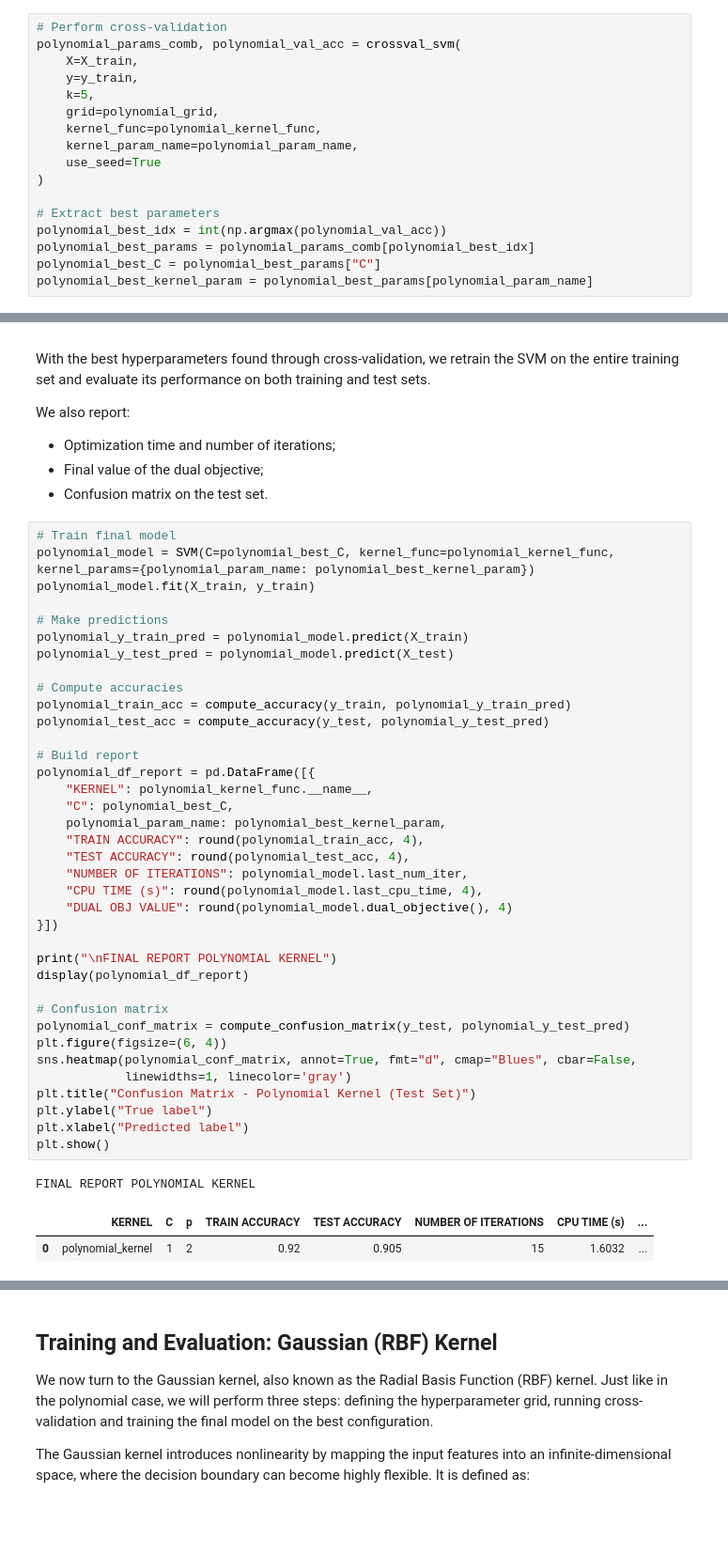
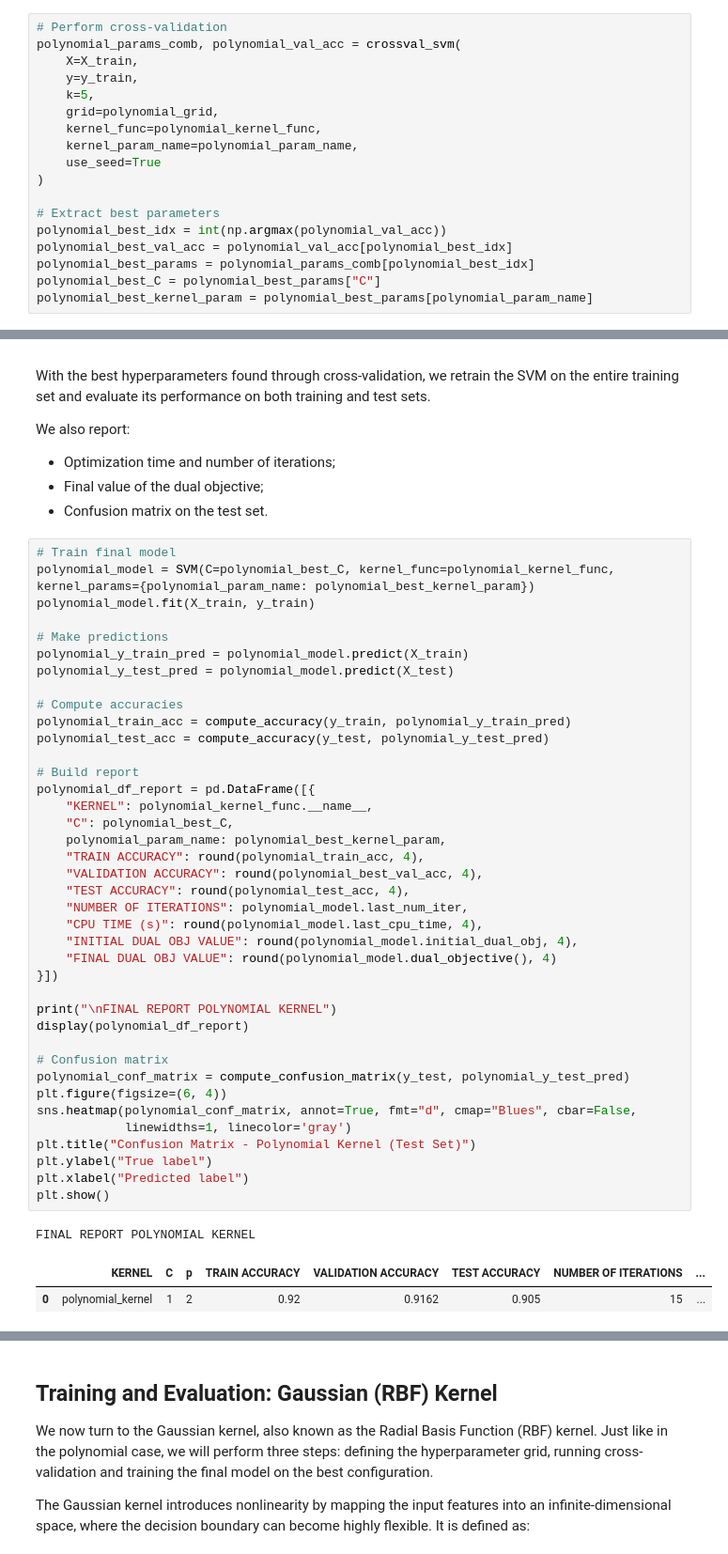
Before and after one commit to martalombardi/OMDS-Project, a Jupyter notebook: Question 2/run_22_Avino_Lombardi.ipynb, the cells around one changed output, grey strips where cells are left out. Shown at 94% size. Drawn from its saved outputs; the diff is of its cells as text; blank space fills up the shorter version.

```diff
--- a/Question 2/run_22_Avino_Lombardi.ipynb
+++ b/Question 2/run_22_Avino_Lombardi.ipynb
@@ -123,6 +123,7 @@ polynomial_params_comb, polynomial_val_acc = crossval_svm(
 
 # Extract best parameters
 polynomial_best_idx = int(np.argmax(polynomial_val_acc))
+polynomial_best_val_acc = polynomial_val_acc[polynomial_best_idx]
 polynomial_best_params = polynomial_params_comb[polynomial_best_idx]
 polynomial_best_C = polynomial_best_params["C"]
 polynomial_best_kernel_param = polynomial_best_params[polynomial_param_name]
@@ -145,36 +146,38 @@ polynomial_y_test_pred = polynomial_model.predict(X_test)
 
 # Compute accuracies
 polynomial_train_acc = compute_accuracy(y_train, polynomial_y_train_pred)
 polynomial_test_acc = compute_accuracy(y_test, polynomial_y_test_pred)
 
 # Build report
 polynomial_df_report = pd.DataFrame([{
     "KERNEL": polynomial_kernel_func.__name__,
     "C": polynomial_best_C,
     polynomial_param_name: polynomial_best_kernel_param,
     "TRAIN ACCURACY": round(polynomial_train_acc, 4),
+    "VALIDATION ACCURACY": round(polynomial_best_val_acc, 4),
     "TEST ACCURACY": round(polynomial_test_acc, 4),
     "NUMBER OF ITERATIONS": polynomial_model.last_num_iter,
     "CPU TIME (s)": round(polynomial_model.last_cpu_time, 4),
-    "DUAL OBJ VALUE": round(polynomial_model.dual_objective(), 4)
+    "INITIAL DUAL OBJ VALUE": round(polynomial_model.initial_dual_obj, 4),
+    "FINAL DUAL OBJ VALUE": round(polynomial_model.dual_objective(), 4)
 }])
 
 print("\nFINAL REPORT POLYNOMIAL KERNEL")
 display(polynomial_df_report)
 
 # Confusion matrix
 polynomial_conf_matrix = compute_confusion_matrix(y_test, polynomial_y_test_pred)
 plt.figure(figsize=(6, 4))
 sns.heatmap(polynomial_conf_matrix, annot=True, fmt="d", cmap="Blues", cbar=False,
             linewidths=1, linecolor='gray')
 plt.title("Confusion Matrix - Polynomial Kernel (Test Set)")
 plt.ylabel("True label")
 plt.xlabel("Predicted label")
 plt.show()
 # %% [output]
 FINAL REPORT POLYNOMIAL KERNEL
-|  | KERNEL | C | p | TRAIN ACCURACY | TEST ACCURACY | NUMBER OF ITERATIONS | CPU TIME (s) | ... |
-| 0 | polynomial_kernel | 1 | 2 | 0.92 | 0.905 | 15 | 1.6032 | ... |
+|  | KERNEL | C | p | TRAIN ACCURACY | VALIDATION ACCURACY | TEST ACCURACY | NUMBER OF ITERATIONS | ... |
+| 0 | polynomial_kernel | 1 | 2 | 0.92 | 0.9162 | 0.905 | 15 | ... |
 [figure]
 # %% [markdown]
 ## Training and Evaluation: Gaussian (RBF) Kernel
```
Also changed, not shown: parts of 2 cells of this notebook, 1 other file.
